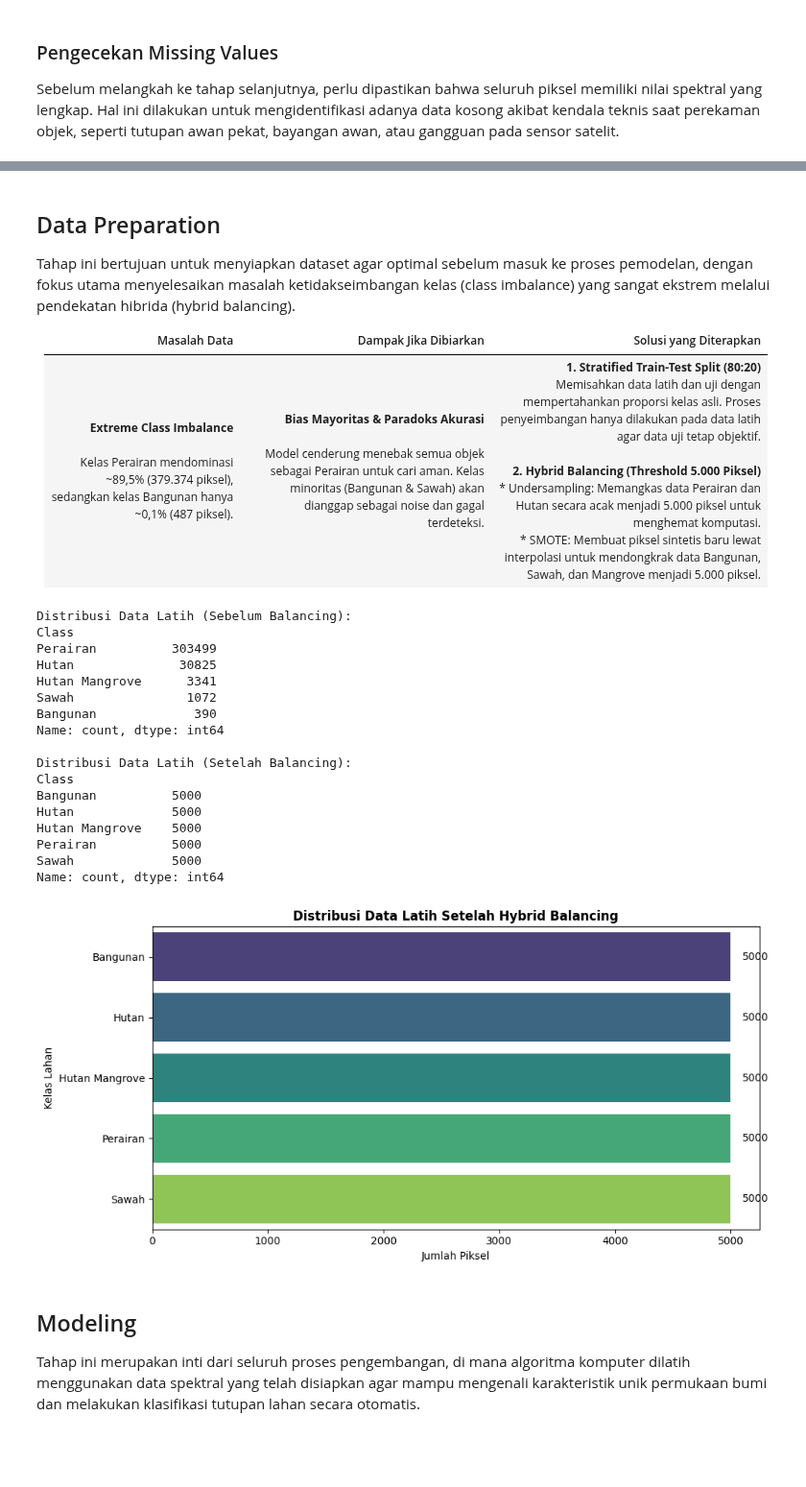
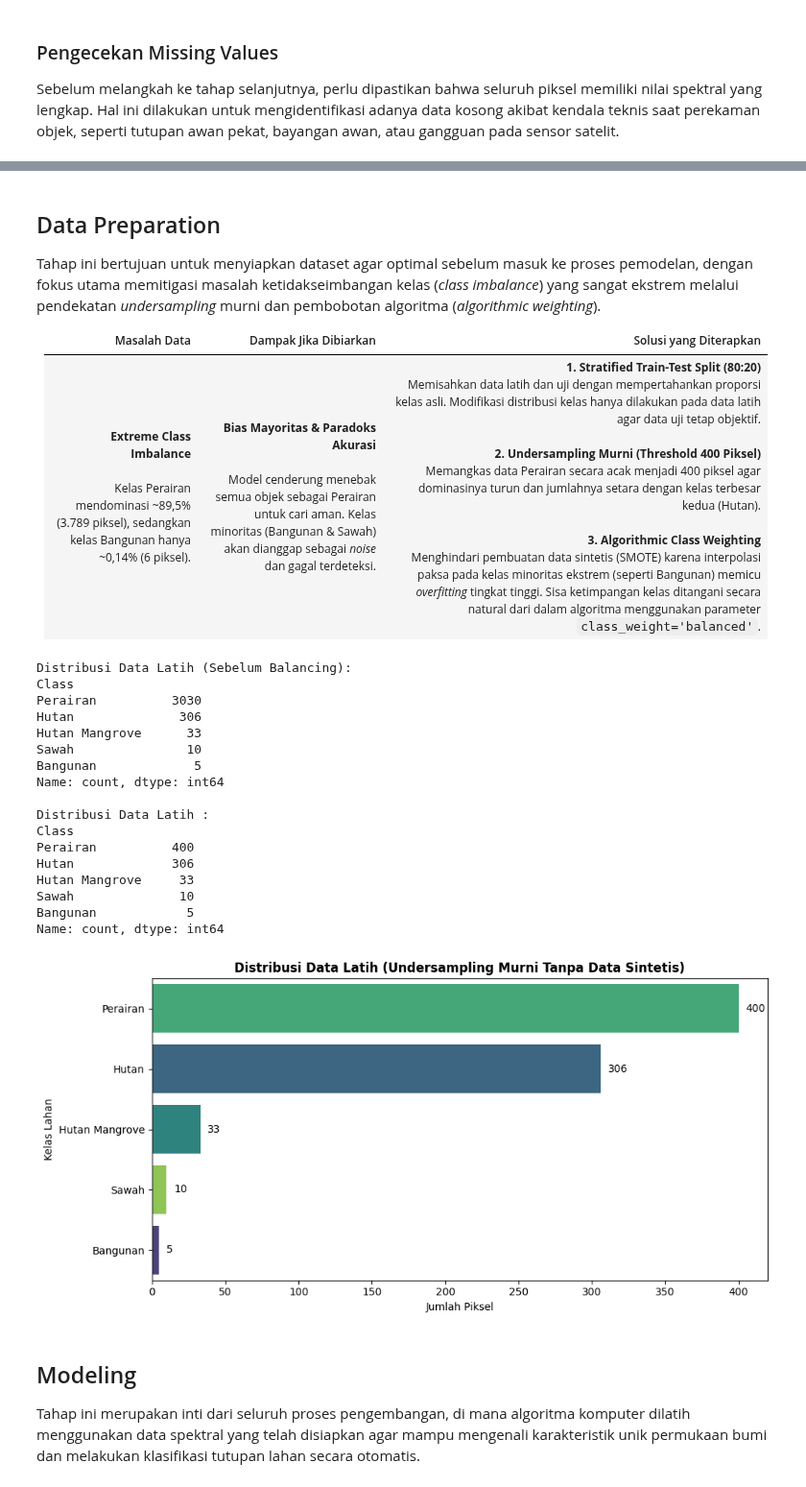
Before and after one commit to SUSUPAN223/catatan_kuliah, a Jupyter notebook: _sources/Proyek_Sains_Data/UTS_Klasifikasi.ipynb, the cells around one changed output, grey strips where cells are left out. Shown at 96% size. Drawn from its saved outputs; the diff is of its cells as text; code cells hidden in the pictures; blank space fills up the shorter version.

```diff
--- a/_sources/Proyek_Sains_Data/UTS_Klasifikasi.ipynb
+++ b/_sources/Proyek_Sains_Data/UTS_Klasifikasi.ipynb
@@ -64,18 +64,20 @@ else:
     # Ekstraksi Data Tabular CSV
     if not os.path.exists(file_csv):
         print(f"Mengekstrak data latih ke '{file_csv}'...")
-        # Menggunakan 'B8a' huruf kecil agar sesuai standar GEE
+
+        # PASTIKAN SEMUANYA HURUF BESAR: 'B8A'
         s2 = ee.ImageCollection("COPERNICUS/S2_SR_HARMONIZED") \
             .filterBounds(fc.geometry()) \
             .filterDate('2025-01-01', '2026-09-30') \
             .filter(ee.Filter.lt('CLOUDY_PIXEL_PERCENTAGE', 50)) \
             .median() \
-            .select(['B2', 'B3', 'B4', 'B8a', 'B11'])
+            .select(['B2', 'B3', 'B4', 'B8A', 'B11'])
 
         sampled = s2.sampleRegions(
-            collection=fc, properties=['Class'], scale=10, tileScale=16, geometries=False
+            collection=fc, properties=['Class'], scale=100, tileScale=16, geometries=False
         )
 
+        # PASTIKAN DI SINI JUGA HURUF BESAR: 'B8A'
         url = sampled.getDownloadURL(filetype='csv', selectors=['Class', 'B2', 'B3', 'B4', 'B8A', 'B11'])
         urllib.request.urlretrieve(url, file_csv)
 
@@ -85,7 +87,7 @@ else:
             'B2': 'Band_2',
             'B3': 'Band_3',
             'B4': 'Band_4',
-            'B8a': 'Band_8A',
+            'B8A': 'Band_8A', # Menyesuaikan B8A
             'B11': 'Band_11'
         })
         df_temp.to_csv(file_csv, index=False)
@@ -308,18 +310,17 @@ Total nilai kosong: 0
 Dataset bersih dari nilai kosong.
 # %% [markdown]
 ## Data Preparation
-Tahap ini bertujuan untuk menyiapkan dataset agar optimal sebelum masuk ke proses pemodelan, dengan fokus utama menyelesaikan masalah ketidakseimbangan kelas (class imbalance) yang sangat ekstrem melalui pendekatan hibrida (hybrid balancing).
+Tahap ini bertujuan untuk menyiapkan dataset agar optimal sebelum masuk ke proses pemodelan, dengan fokus utama memitigasi masalah ketidakseimbangan kelas (*class imbalance*) yang sangat ekstrem melalui pendekatan *undersampling* murni dan pembobotan algoritma (*algorithmic weighting*).
 
 | Masalah Data | Dampak Jika Dibiarkan | Solusi yang Diterapkan |
 |---|---|---|
-| **Extreme Class Imbalance** <br><br> Kelas Perairan mendominasi ~89,5% (379.374 piksel), sedangkan kelas Bangunan hanya ~0,1% (487 piksel). | **Bias Mayoritas & Paradoks Akurasi** <br><br> Model cenderung menebak semua objek sebagai Perairan untuk cari aman. Kelas minoritas (Bangunan & Sawah) akan dianggap sebagai noise dan gagal terdeteksi. | **1. Stratified Train-Test Split (80:20)** <br> Memisahkan data latih dan uji dengan mempertahankan proporsi kelas asli. Proses penyeimbangan hanya dilakukan pada data latih agar data uji tetap objektif. <br><br> **2. Hybrid Balancing (Threshold 5.000 Piksel)** <br> * Undersampling: Memangkas data Perairan dan Hutan secara acak menjadi 5.000 piksel untuk menghemat komputasi. <br> * SMOTE: Membuat piksel sintetis baru lewat interpolasi untuk mendongkrak data Bangunan, Sawah, dan Mangrove menjadi 5.000 piksel. |
+| **Extreme Class Imbalance** <br><br> Kelas Perairan mendominasi ~89,5% (3.789 piksel), sedangkan kelas Bangunan hanya ~0,14% (6 piksel). | **Bias Mayoritas & Paradoks Akurasi** <br><br> Model cenderung menebak semua objek sebagai Perairan untuk cari aman. Kelas minoritas (Bangunan & Sawah) akan dianggap sebagai *noise* dan gagal terdeteksi. | **1. Stratified Train-Test Split (80:20)** <br> Memisahkan data latih dan uji dengan mempertahankan proporsi kelas asli. Modifikasi distribusi kelas hanya dilakukan pada data latih agar data uji tetap objektif. <br><br> **2. Undersampling Murni (Threshold 400 Piksel)** <br> Memangkas data Perairan secara acak menjadi 400 piksel agar dominasinya turun dan jumlahnya setara dengan kelas terbesar kedua (Hutan). <br><br> **3. Algorithmic Class Weighting** <br> Menghindari pembuatan data sintetis (SMOTE) karena interpolasi paksa pada kelas minoritas ekstrem (seperti Bangunan) memicu *overfitting* tingkat tinggi. Sisa ketimpangan kelas ditangani secara natural dari dalam algoritma menggunakan parameter `class_weight='balanced'`. |
 # %%
 import pandas as pd
 import matplotlib.pyplot as plt
 import seaborn as sns
 from sklearn.model_selection import train_test_split
 from imblearn.under_sampling import RandomUnderSampler
-from imblearn.over_sampling import SMOTE
 
 df = pd.read_csv('dataset_training.csv').dropna()
 
@@ -333,63 +334,55 @@ X_train, X_test, y_train, y_test = train_test_split(X, y, test_size=0.2, random_
 print("Distribusi Data Latih (Sebelum Balancing):")
 print(y_train.value_counts())
 
-# Penerapan Hybrid Balancing
-target_threshold = 5000
+# TAHAP BALANCING (Undersampling Murni Tanpa Data Sintetis)
+# Kita potong Perairan menjadi 400 agar seimbang dengan Hutan, sisanya biarkan natural
+under_strategy = {'Perairan': 400}
+under_sampler = RandomUnderSampler(sampling_strategy=under_strategy, random_state=42)
+X_train_bal, y_train_bal = under_sampler.fit_resample(X_train, y_train)
 
-# Tahap 1: Undersampling untuk kelas mayoritas
-under_strategy = {'Perairan': target_threshold, 'Hutan': target_threshold}
-under_sampler = RandomUnderSampler(sampling_strategy=under_strategy, random_state=42)
-X_train_under, y_train_under = under_sampler.fit_resample(X_train, y_train)
-
-# Tahap 2: SMOTE untuk kelas minoritas
-over_strategy = {'Hutan Mangrove': target_threshold, 'Sawah': target_threshold, 'Bangunan': target_threshold}
-over_sampler = SMOTE(sampling_strategy=over_strategy, random_state=42)
-X_train_bal, y_train_bal = over_sampler.fit_resample(X_train_under, y_train_under)
-
-print("\nDistribusi Data Latih (Setelah Balancing):")
+print("\nDistribusi Data Latih :")
 print(y_train_bal.value_counts())
 
 # Visualisasi Hasil Balancing
 plt.figure(figsize=(10, 5))
 grafik = sns.countplot(
     y=y_train_bal,
     palette='viridis',
     order=y_train_bal.value_counts().index,
     hue=y_train_bal,
     legend=False
 )
-plt.title('Distribusi Data Latih Setelah Hybrid Balancing', fontsize=12, fontweight='bold')
+plt.title('Distribusi Data Latih (Undersampling Murni Tanpa Data Sintetis)', fontsize=12, fontweight='bold')
 plt.xlabel('Jumlah Piksel')
 plt.ylabel('Kelas Lahan')
 
-# Menampilkan label angka statis secara rapi di ujung bar grafik
 for p in grafik.patches:
     width = p.get_width()
     grafik.annotate(f'{int(width)}',
-                    (width + 100, p.get_y() + p.get_height() / 2.),
+                    (width + 5, p.get_y() + p.get_height() / 2.),
                     ha='left', va='center', fontsize=10)
 
 plt.tight_layout()
 plt.show()
 # %% [output]
 Distribusi Data Latih (Sebelum Balancing):
 Class
-Perairan          303499
-Hutan              30825
-Hutan Mangrove      3341
-Sawah               1072
-Bangunan             390
+Perairan          3030
+Hutan              306
+Hutan Mangrove      33
+Sawah               10
+Bangunan             5
 Name: count, dtype: int64
 
-Distribusi Data Latih (Setelah Balancing):
+Distribusi Data Latih :
 Class
-Bangunan          5000
-Hutan             5000
-Hutan Mangrove    5000
-Perairan          5000
-Sawah             5000
+Perairan          400
+Hutan             306
+Hutan Mangrove     33
+Sawah              10
+Bangunan            5
 Name: count, dtype: int64
-[figure, old version]
+[figure, new version]
 # %% [markdown]
 
 ## Modeling
```
Also changed, not shown: parts of 8 cells of this notebook, 6 other files.
